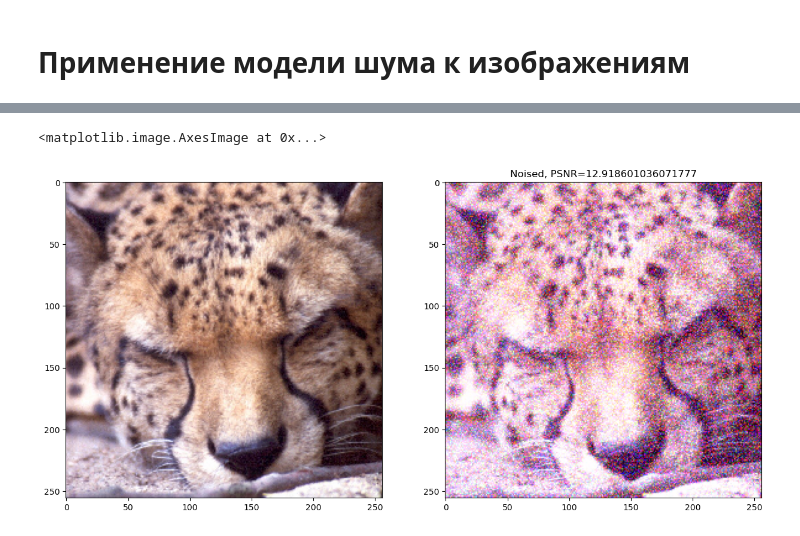
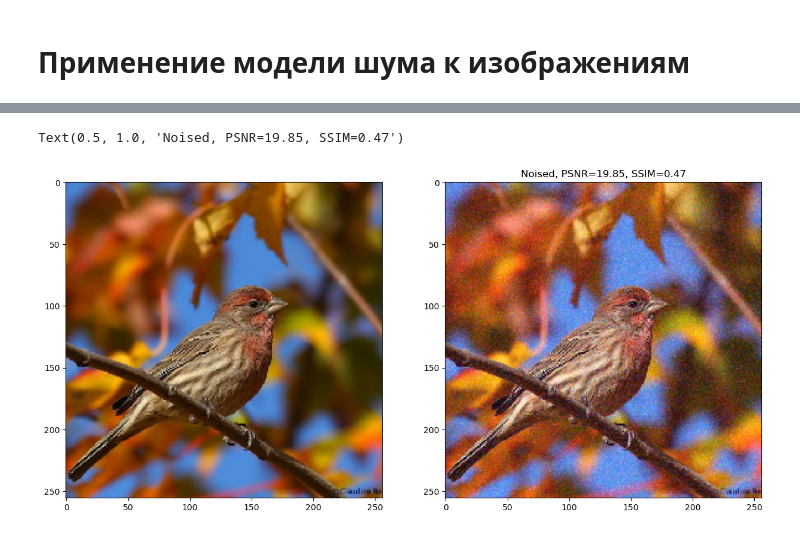
Before and after one commit to basil-77/bmstu_vkr, a Jupyter notebook: draft/raw_noise_v2.ipynb, the cells around one changed output, grey strips where cells are left out. Saved outputs shown, nothing was run; the diff lists cells and outputs as text; code cells hidden in the pictures.

```diff
--- a/draft/raw_noise_v2.ipynb
+++ b/draft/raw_noise_v2.ipynb
@@ -352,11 +330,11 @@ def add_real_noise_and_convert_to_array (input_img, noise_factor=None, norm=True
         noise = np.dstack((noise_r, noise_g, noise_b))
         if norm:
             noise /= 255
-        img_noised = img_np + 0.5*noise
+        img_noised = (img_np + noise_factor*noise).astype('float32')
         img_noised = K.clip(img_noised, 0., val_upper)
         x_images_noised.append(img_noised)
     return np.array(x_images_clear), np.array(x_images_noised)
 
-images_clear_tt, images_noised_tt = add_real_noise_and_convert_to_array(images_tt, norm=True)
-images_clear_val, images_noised_val = add_real_noise_and_convert_to_array(images_val, norm=True)
+images_clear_tt, images_noised_tt = add_real_noise_and_convert_to_array(images_tt, noise_factor=0.5, norm=True)
+images_clear_val, images_noised_val = add_real_noise_and_convert_to_array(images_val, noise_factor=0.5, norm=True)
 # %% [output]
@@ -364,13 +342,17 @@ MemoryError: Unable to allocate 3.66 GiB for an array with shape (5000, 256, 256
 # %%
-n=5
+K.clear_session()
+
+n=335
 max_value=1.
 plt.subplots(1,2, figsize=(15,10))
 plt.subplot(1,2,1)
 plt.imshow(image.array_to_img(images_clear_tt[n]))
 plt.subplot(1,2,2)
-plt.title(f'Noised, PSNR={tf.image.psnr(images_clear_tt[n], images_noised_tt[n], max_val=max_value)}')
 plt.imshow(image.array_to_img(images_noised_tt[n]))
+psnr = tf.image.psnr(images_clear_tt[n], images_noised_tt[n], max_val=max_value)
+ssim = tf.image.ssim(images_clear_tt[n], images_noised_tt[n], max_val=max_value)
+plt.title(f'Noised, PSNR={psnr:.2f}, SSIM={ssim:.2f}')
 # %% [output]
-<matplotlib.image.AxesImage at 0x...>
+Text(0.5, 1.0, 'Noised, PSNR=19.85, SSIM=0.47')
-[figure, old version]
+[figure, new version]
 # %%
```
Also changed, not shown: parts of 10 cells of this notebook, 4 other files.
